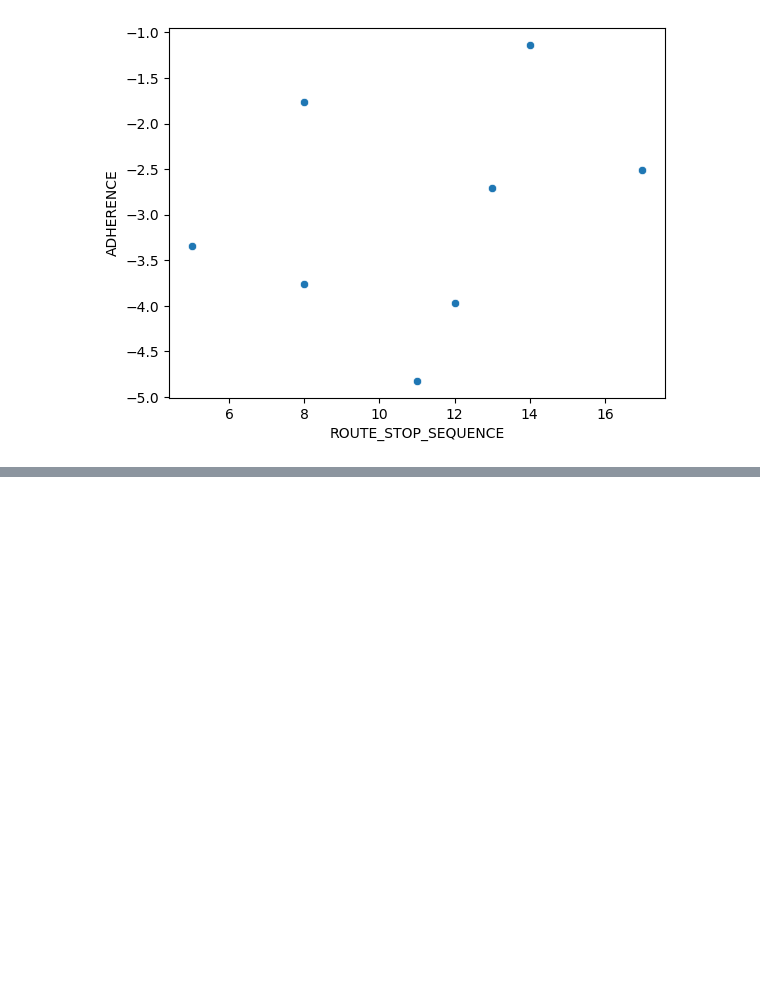
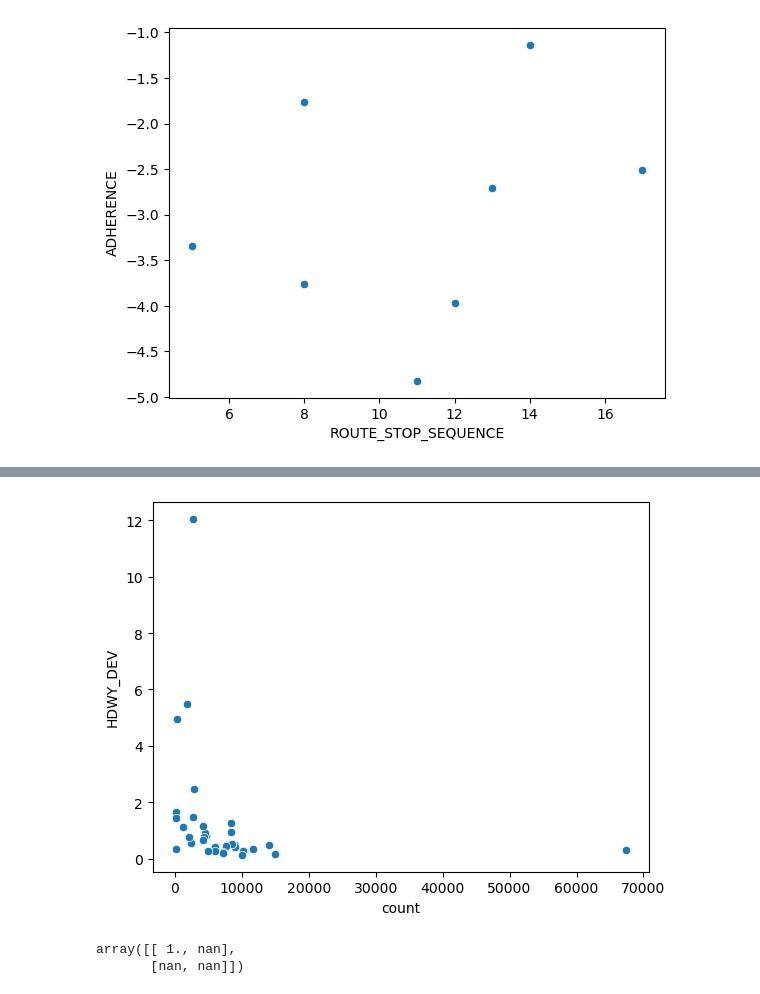
Before and after one commit to kudzuweb/wego-byte-crawlers_wego, a Jupyter notebook: notebooks/RB_wego_Location_correlations.ipynb, the cells around one changed output, grey strips where cells are left out. Saved outputs shown, nothing was run; the diff lists cells and outputs as text; code cells hidden in the pictures; blank space fills up the shorter version.

```diff
--- a/notebooks/RB_wego_Location_correlations.ipynb
+++ b/notebooks/RB_wego_Location_correlations.ipynb
@@ -326,0 +355,3 @@ sns.scatterplot( x=route_stops['ROUTE_STOP_SEQUENCE'],
+# %%
+avg_hdwy_dev=wego_stops_adh.groupby("TIME_POINT_ABBR")["HDWY_DEV"].mean().sort_values().to_frame()
+avg_hdwy_dev
@@ -326,0 +377,3 @@ sns.scatterplot( x=route_stops['ROUTE_STOP_SEQUENCE'],
+# %%
+traffic_hdwdev_corr=pd.merge(stop_counts, avg_hdwy_dev, how='outer', on='TIME_POINT_ABBR')
+traffic_hdwdev_corr
@@ -326,0 +399,11 @@ sns.scatterplot( x=route_stops['ROUTE_STOP_SEQUENCE'],
+# %%
+sns.scatterplot(data=traffic_hdwdev_corr,
+                x='count',
+                y='HDWY_DEV');
+# %% [output]
+[figure, added]
+# %%
+np.corrcoef(traffic_hdwdev_corr['count'], traffic_hdwdev_corr['HDWY_DEV'])
+# %% [output]
+array([[ 1., nan],
+       [nan, nan]])
```
Also changed, not shown: parts of 11 cells of this notebook.
